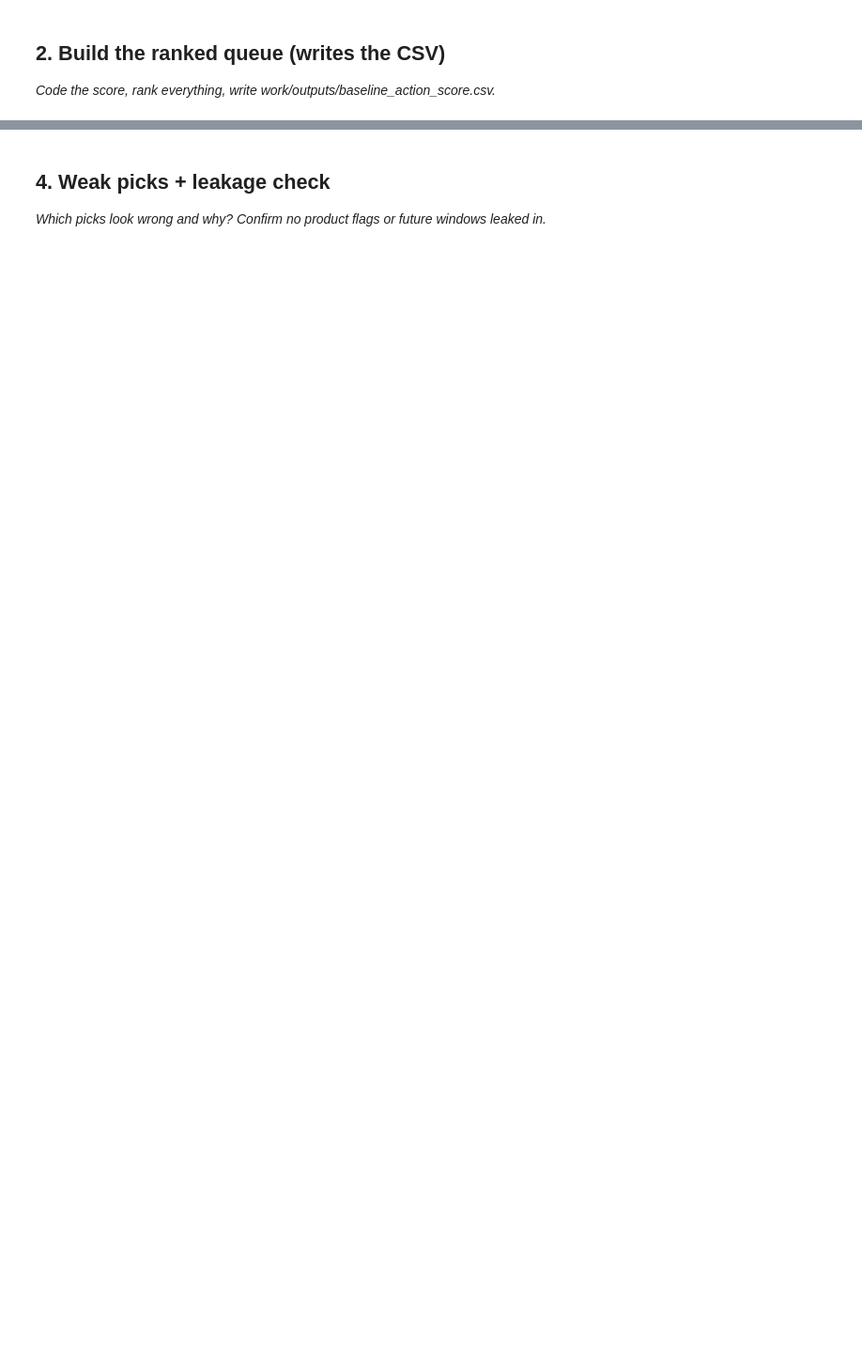
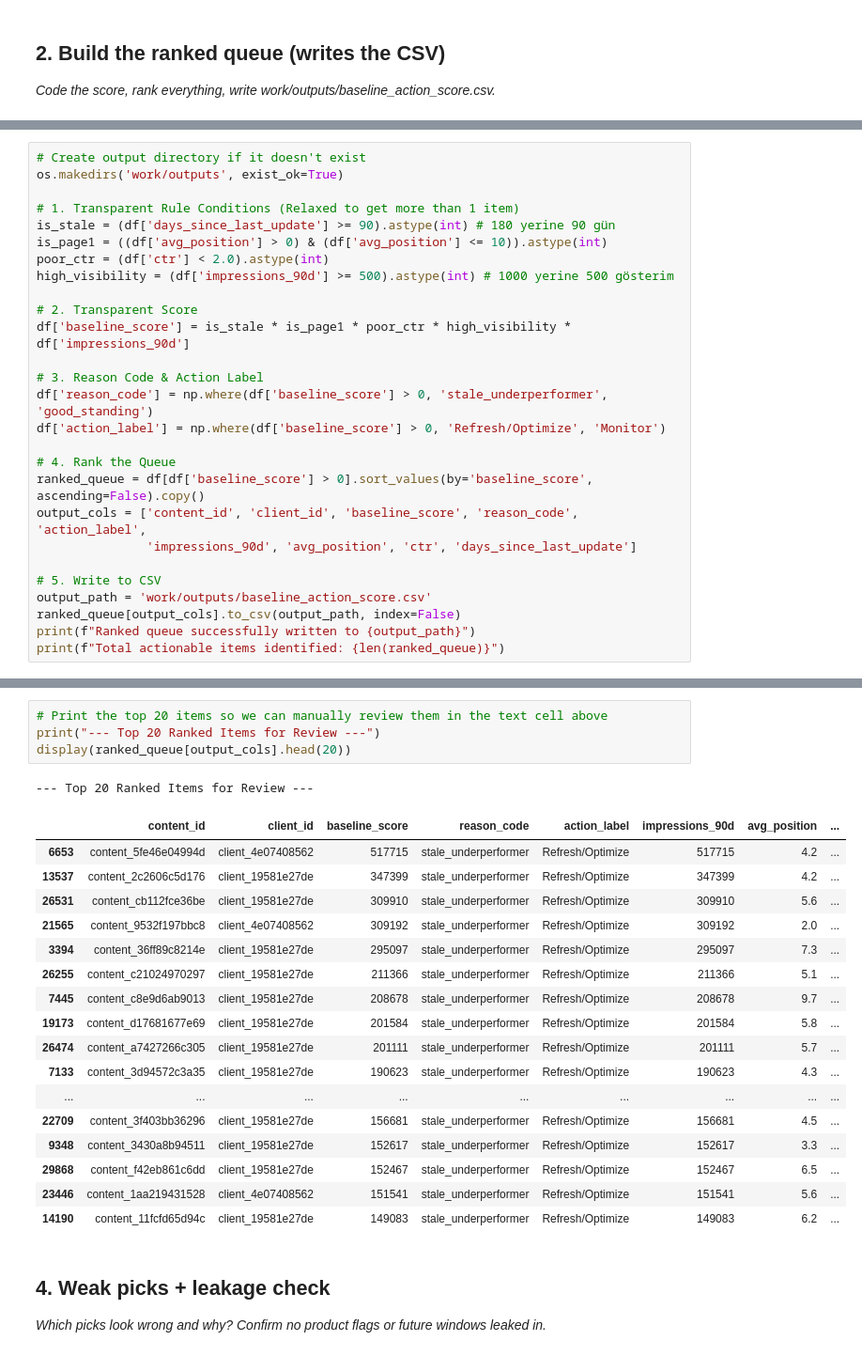
Before and after one commit to beratbaspinar/flyrank-ml-internship, a Jupyter notebook: work/notebooks/w04_baseline_score.ipynb, the cells around one changed output, grey strips where cells are left out. Shown at 94% size. Cells and saved outputs as stored; diff of their text form; blank space fills up the shorter version.

```diff
--- a/work/notebooks/w04_baseline_score.ipynb
+++ b/work/notebooks/w04_baseline_score.ipynb
@@ -29,0 +96,27 @@ This skeleton is yours to fill. Work the sections **in order** — each one has
+# %%
+# Create output directory if it doesn't exist
+os.makedirs('work/outputs', exist_ok=True)
+
+# 1. Transparent Rule Conditions (Relaxed to get more than 1 item)
+is_stale = (df['days_since_last_update'] >= 90).astype(int) # 180 yerine 90 gün
+is_page1 = ((df['avg_position'] > 0) & (df['avg_position'] <= 10)).astype(int)
+poor_ctr = (df['ctr'] < 2.0).astype(int)
+high_visibility = (df['impressions_90d'] >= 500).astype(int) # 1000 yerine 500 gösterim
+
+# 2. Transparent Score
+df['baseline_score'] = is_stale * is_page1 * poor_ctr * high_visibility * df['impressions_90d']
+
+# 3. Reason Code & Action Label
+df['reason_code'] = np.where(df['baseline_score'] > 0, 'stale_underperformer', 'good_standing')
+df['action_label'] = np.where(df['baseline_score'] > 0, 'Refresh/Optimize', 'Monitor')
+
+# 4. Rank the Queue
+ranked_queue = df[df['baseline_score'] > 0].sort_values(by='baseline_score', ascending=False).copy()
+output_cols = ['content_id', 'client_id', 'baseline_score', 'reason_code', 'action_label',
+               'impressions_90d', 'avg_position', 'ctr', 'days_since_last_update']
+
+# 5. Write to CSV
+output_path = 'work/outputs/baseline_action_score.csv'
+ranked_queue[output_cols].to_csv(output_path, index=False)
+print(f"Ranked queue successfully written to {output_path}")
+print(f"Total actionable items identified: {len(ranked_queue)}")
@@ -30,3 +140,26 @@ This skeleton is yours to fill. Work the sections **in order** — each one has
+# %%
+# Print the top 20 items so we can manually review them in the text cell above
+print("--- Top 20 Ranked Items for Review ---")
+display(ranked_queue[output_cols].head(20))
+# %% [output]
+--- Top 20 Ranked Items for Review ---
+|  | content_id | client_id | baseline_score | reason_code | action_label | impressions_90d | avg_position | ... |
+| 6653 | content_5fe46e04994d | client_4e07408562 | 517715 | stale_underperformer | Refresh/Optimize | 517715 | 4.2 | ... |
+| 13537 | content_2c2606c5d176 | client_19581e27de | 347399 | stale_underperformer | Refresh/Optimize | 347399 | 4.2 | ... |
+| 26531 | content_cb112fce36be | client_19581e27de | 309910 | stale_underperformer | Refresh/Optimize | 309910 | 5.6 | ... |
+| 21565 | content_9532f197bbc8 | client_4e07408562 | 309192 | stale_underperformer | Refresh/Optimize | 309192 | 2.0 | ... |
+| 3394 | content_36ff89c8214e | client_19581e27de | 295097 | stale_underperformer | Refresh/Optimize | 295097 | 7.3 | ... |
+| 26255 | content_c21024970297 | client_19581e27de | 211366 | stale_underperformer | Refresh/Optimize | 211366 | 5.1 | ... |
+| 7445 | content_c8e9d6ab9013 | client_19581e27de | 208678 | stale_underperformer | Refresh/Optimize | 208678 | 9.7 | ... |
+| 19173 | content_d17681677e69 | client_19581e27de | 201584 | stale_underperformer | Refresh/Optimize | 201584 | 5.8 | ... |
+| 26474 | content_a7427266c305 | client_19581e27de | 201111 | stale_underperformer | Refresh/Optimize | 201111 | 5.7 | ... |
+| 7133 | content_3d94572c3a35 | client_19581e27de | 190623 | stale_underperformer | Refresh/Optimize | 190623 | 4.3 | ... |
+| ... | ... | ... | ... | ... | ... | ... | ... | ... |
+| 22709 | content_3f403bb36296 | client_19581e27de | 156681 | stale_underperformer | Refresh/Optimize | 156681 | 4.5 | ... |
+| 9348 | content_3430a8b94511 | client_19581e27de | 152617 | stale_underperformer | Refresh/Optimize | 152617 | 3.3 | ... |
+| 29868 | content_f42eb861c6dd | client_19581e27de | 152467 | stale_underperformer | Refresh/Optimize | 152467 | 6.5 | ... |
+| 23446 | content_1aa219431528 | client_4e07408562 | 151541 | stale_underperformer | Refresh/Optimize | 151541 | 5.6 | ... |
+| 14190 | content_11fcfd65d94c | client_19581e27de | 149083 | stale_underperformer | Refresh/Optimize | 149083 | 6.2 | ... |
 # %% [markdown]
 ## 4. Weak picks + leakage check
 
```
Also changed, not shown: parts of 15 cells of this notebook.
